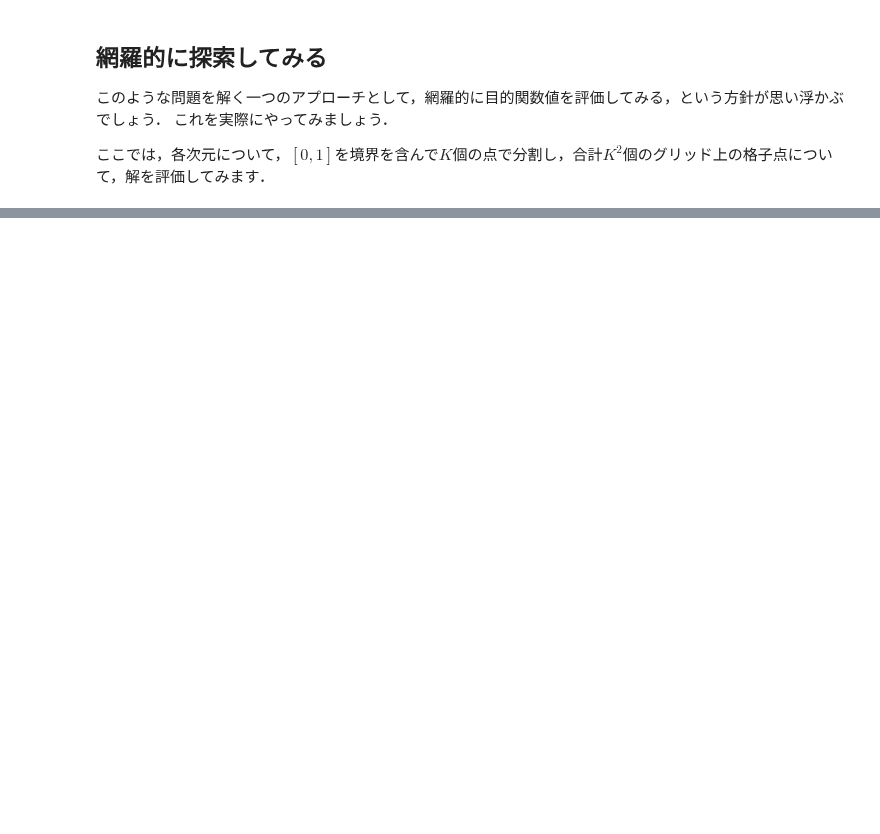
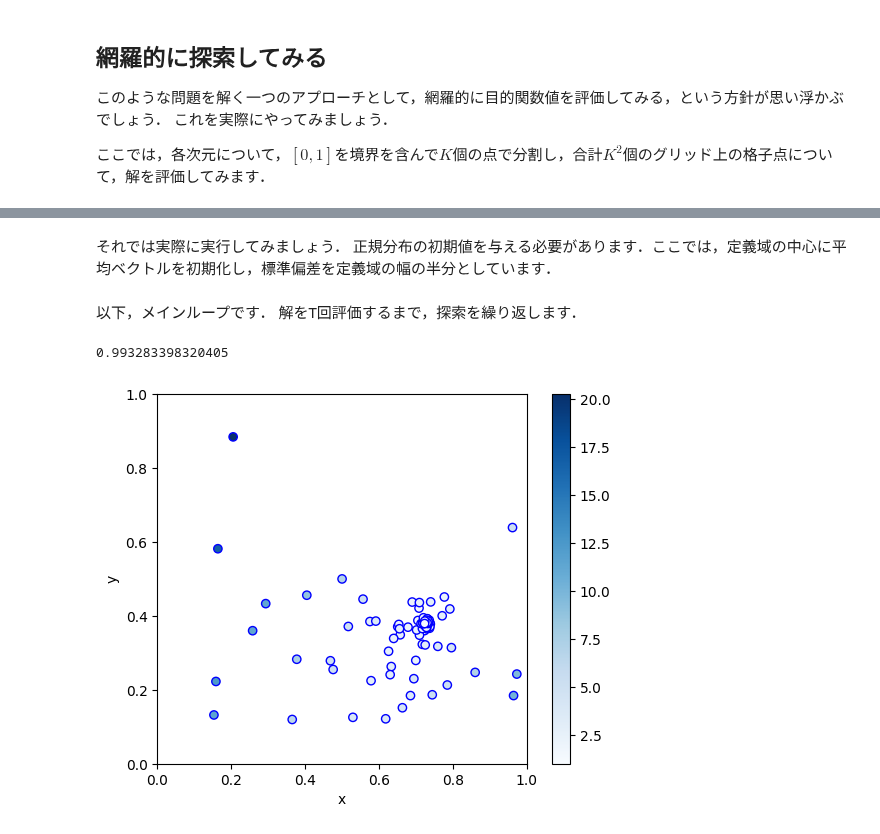
Before and after one commit to akimotolab/CMAES_Tutorial, a Jupyter notebook: 0_black_box_optimization.ipynb, the cells around one changed output, grey strips where cells are left out. Drawn from its saved outputs; the diff is of its cells as text; code cells hidden in the pictures; blank space fills up the shorter version.

```diff
--- a/0_black_box_optimization.ipynb
+++ b/0_black_box_optimization.ipynb
@@ -144,0 +186,12 @@ min(bbo.get_hist()[:, 2])
+# %% [markdown]
+それでは実際に実行してみましょう．
+正規分布の初期値を与える必要があります．ここでは，定義域の中心に平均ベクトルを初期化し，標準偏差を定義域の幅の半分としています．
+# %%
+bbo = BBO()
+s = 0.5
+x = np.ones(2) * 0.5
+fx = bbo(x[0], x[1])
+es = ES(s, x, fx)
+# %% [markdown]
+以下，メインループです．
+解をT回評価するまで，探索を繰り返します．
@@ -144,0 +204,6 @@ min(bbo.get_hist()[:, 2])
+# %%
+bbo.plot()
+print(min(bbo.get_hist()[:, 2]))
+# %% [output]
+0.993283398320405
+[figure, added]
```
Also changed, not shown: parts of 16 cells of this notebook.
